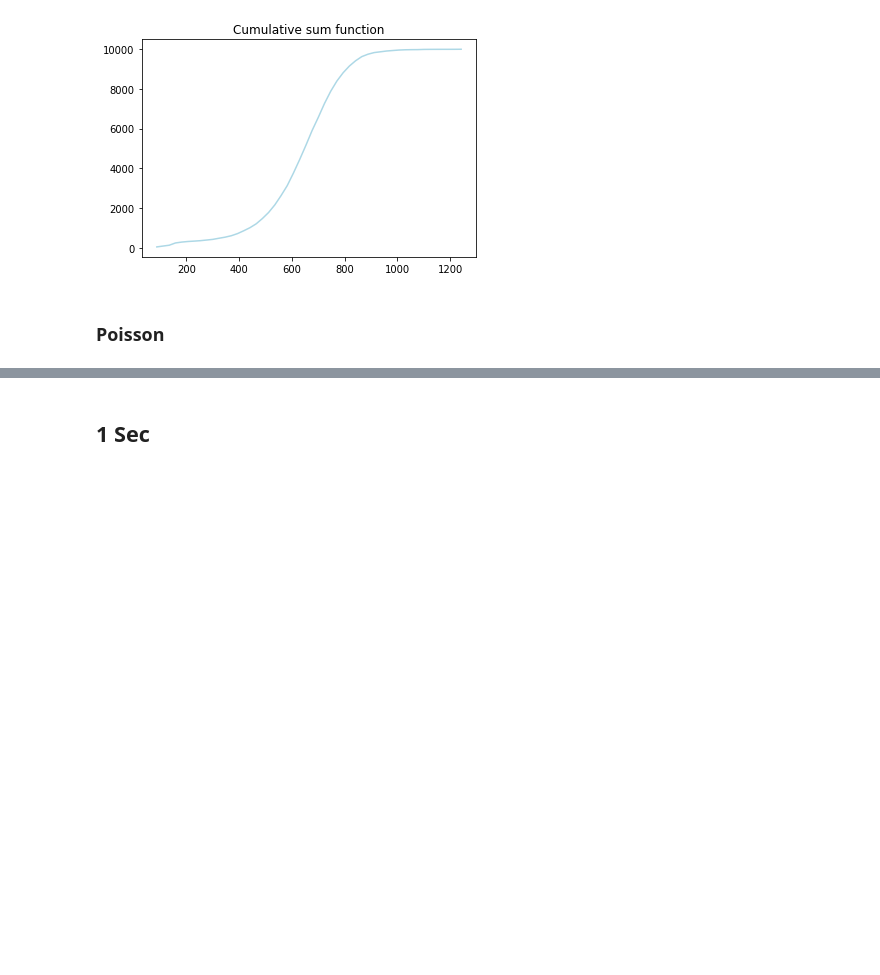
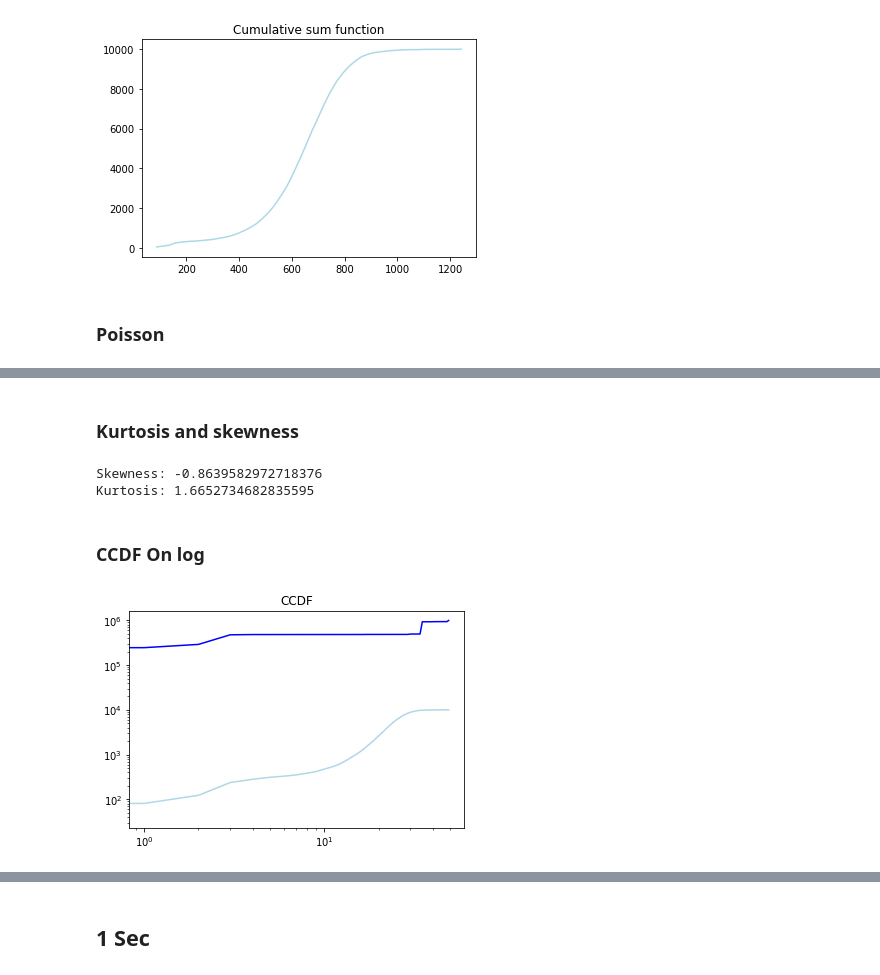
Before and after one commit to caioeverest/mscc, a Jupyter notebook: Final.ipynb, the cells around one changed output, grey strips where cells are left out. Cells and saved outputs as stored; diff of their text form; code cells hidden in the pictures; blank space fills up the shorter version.

Commit message:
print Kurtosis and Skewness

```diff
--- a/Final.ipynb
+++ b/Final.ipynb
@@ -55,6 +58,8 @@ plt.close()
 ### Apply cumulative sum function
 # %%
 ps_cumsum = np.cumsum(ps_hx)
+ps_ccdf = 1 - np.cumsum(ps_hx)
+ps_acf = acf(ps_hx, nlags=20, fft=False)
 
 plt.plot(ps_hy[1:], ps_cumsum)
 
@@ -183,0 +198,25 @@ Text(0, 0.5, 'P(X=k)')
+# %% [markdown]
+### Kurtosis and skewness
+# %%
+skewness_100ms = df_100ms.skew()
+kurtosis_100ms = df_100ms.kurtosis()
+print(f"Skewness: {skewness_100ms}\nKurtosis: {kurtosis_100ms}")
+# %% [output]
+Skewness: -0.8639582972718376
+Kurtosis: 1.6652734682835595
+# %% [markdown]
+### CCDF On log
+# %%
+ps_100ms_ccdf = 1 - ps_100ms_cumsum
+
+plt.plot(ps_100ms_ccdf * -1, color="lightblue")
+plt.plot(ps_ccdf * -1, color="blue")
+
+plt.yscale("log")
+plt.xscale("log")
+plt.title('CCDF')
+
+plt.show()
+plt.close()
+# %% [output]
+[figure, added]
```
Also changed, not shown: parts of 29 cells of this notebook.
